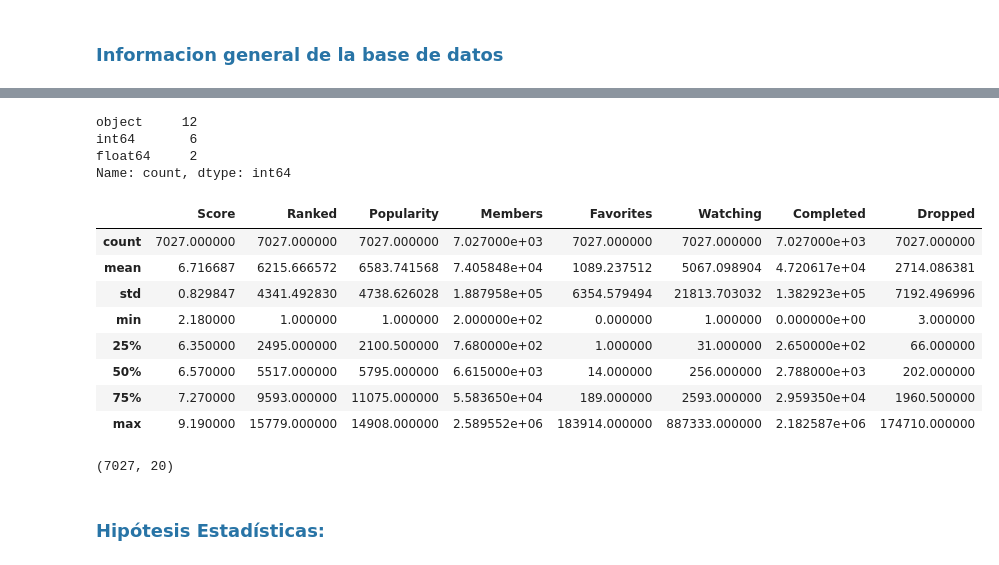
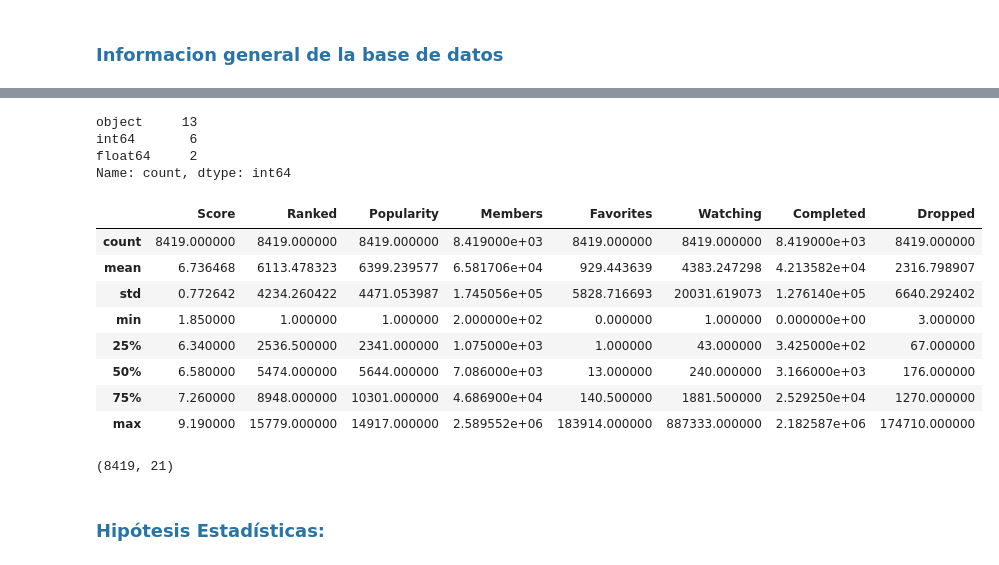
Before and after one commit to AmyGaarcia/DS_PT_09_2023, a Jupyter notebook: Data_Analysis/EDA/1-Definicion_EDA ANIME_Filtrado_prueba.ipynb, the cells around one changed output, grey strips where cells are left out. Drawn from its saved outputs; the diff is of its cells as text; code cells hidden in the pictures.

```diff
--- a/Data_Analysis/EDA/1-Definicion_EDA ANIME_Filtrado_prueba.ipynb
+++ b/Data_Analysis/EDA/1-Definicion_EDA ANIME_Filtrado_prueba.ipynb
@@ -376,12 +355,4 @@ anime_copia.insert(6, "Month Aired", mes)
 # %%
-#AQUI IGUAL QUE EN EL DE ARRIBA PERO CON EL AÑO. CREO UNA COLUMNA COGIENDO LA POSICION 2 PARA COGER EL AÑO Y LO PONGO EN UNA COLUMNA LLAMADA AÑO DE LANZAMIENTO
-anime_copia["Year Aired"] = anime_copia["Aired"].str.split().str[2]
-
 #LO PONGO EN LA POSICION DE AL LADO DE MES DE LANZAMIENTO
 year = anime_copia.pop("Year Aired")
-anime_copia.insert(5, "Year Aired", year)
+anime_copia.insert(6, "Year Aired", year)
-# %%
-#BORRO LA COLUMNA AIRED POR QUE YA NO ME HACE FALTA
-anime_copia.drop(columns=["Aired"], inplace=True)
-
-anime_copia.head()
@@ -395,0 +393,2 @@ anime_copia.head()
+# %%
+anime_copia = anime_copia.dropna(subset=["Month Aired", "Year Aired"])
@@ -415,0 +433,18 @@ anime_copia.head(2)
+# %%
+#MAPEAR LOS MESES A ESTACIONES DEL AÑO
+estaciones = {"Dec": "Winter",
+              "Jan": "Winter",
+              "Feb":"Winter",
+              "Mar":"Spring" ,
+              "Apr" :"Spring",
+              "May":"Spring" ,
+              "Jun": "Summer",
+              "Jul" :"Summer",
+              "Aug": "Summer",
+              "Sep":"Fall",
+              "Oct":"Fall" ,
+              "Nov": "Fall"}
+
+# CON ESTE REEMPLAZO LOS UNKNOWS POR LAS ESTACIONES
+quitar_desconocidos = lambda row: estaciones.get(row["Month Aired"], row["Premiered"])
+anime_copia["Premiered"] = anime_copia.apply(quitar_desconocidos, axis=1)
@@ -516,27 +576,27 @@ Dropped         int64
 dtype: object
 # %%
-anime_filter.dtypes.value_counts()
+anime_copia.dtypes.value_counts()
 # %% [output]
-object     12
+object     13
 int64       6
 float64     2
 Name: count, dtype: int64
 # %%
-anime_filter.describe()
+anime_copia.describe()
 # %% [output]
 |  | Score | Ranked | Popularity | Members | Favorites | Watching | Completed | Dropped |
-| count | 7027.000000 | 7027.000000 | 7027.000000 | 7.027000e+03 | 7027.000000 | 7027.000000 | 7.027000e+03 | 7027.000000 |
-| mean | 6.716687 | 6215.666572 | 6583.741568 | 7.405848e+04 | 1089.237512 | 5067.098904 | 4.720617e+04 | 2714.086381 |
-| std | 0.829847 | 4341.492830 | 4738.626028 | 1.887958e+05 | 6354.579494 | 21813.703032 | 1.382923e+05 | 7192.496996 |
-| min | 2.180000 | 1.000000 | 1.000000 | 2.000000e+02 | 0.000000 | 1.000000 | 0.000000e+00 | 3.000000 |
-| 25% | 6.350000 | 2495.000000 | 2100.500000 | 7.680000e+02 | 1.000000 | 31.000000 | 2.650000e+02 | 66.000000 |
-| 50% | 6.570000 | 5517.000000 | 5795.000000 | 6.615000e+03 | 14.000000 | 256.000000 | 2.788000e+03 | 202.000000 |
-| 75% | 7.270000 | 9593.000000 | 11075.000000 | 5.583650e+04 | 189.000000 | 2593.000000 | 2.959350e+04 | 1960.500000 |
-| max | 9.190000 | 15779.000000 | 14908.000000 | 2.589552e+06 | 183914.000000 | 887333.000000 | 2.182587e+06 | 174710.000000 |
+| count | 8419.000000 | 8419.000000 | 8419.000000 | 8.419000e+03 | 8419.000000 | 8419.000000 | 8.419000e+03 | 8419.000000 |
+| mean | 6.736468 | 6113.478323 | 6399.239577 | 6.581706e+04 | 929.443639 | 4383.247298 | 4.213582e+04 | 2316.798907 |
+| std | 0.772642 | 4234.260422 | 4471.053987 | 1.745056e+05 | 5828.716693 | 20031.619073 | 1.276140e+05 | 6640.292402 |
+| min | 1.850000 | 1.000000 | 1.000000 | 2.000000e+02 | 0.000000 | 1.000000 | 0.000000e+00 | 3.000000 |
+| 25% | 6.340000 | 2536.500000 | 2341.000000 | 1.075000e+03 | 1.000000 | 43.000000 | 3.425000e+02 | 67.000000 |
+| 50% | 6.580000 | 5474.000000 | 5644.000000 | 7.086000e+03 | 13.000000 | 240.000000 | 3.166000e+03 | 176.000000 |
+| 75% | 7.260000 | 8948.000000 | 10301.000000 | 4.686900e+04 | 140.500000 | 1881.500000 | 2.529250e+04 | 1270.000000 |
+| max | 9.190000 | 15779.000000 | 14917.000000 | 2.589552e+06 | 183914.000000 | 887333.000000 | 2.182587e+06 | 174710.000000 |
 # %%
-anime_filter.shape
+anime_copia.shape
 # %% [output]
-(7027, 20)
+(8419, 21)
 # %% [markdown]
 ### <span style="color:#2874A6  "> Hipótesis Estadísticas: </span>
 # %% [markdown]
```
Also changed, not shown: parts of 24 cells of this notebook.
